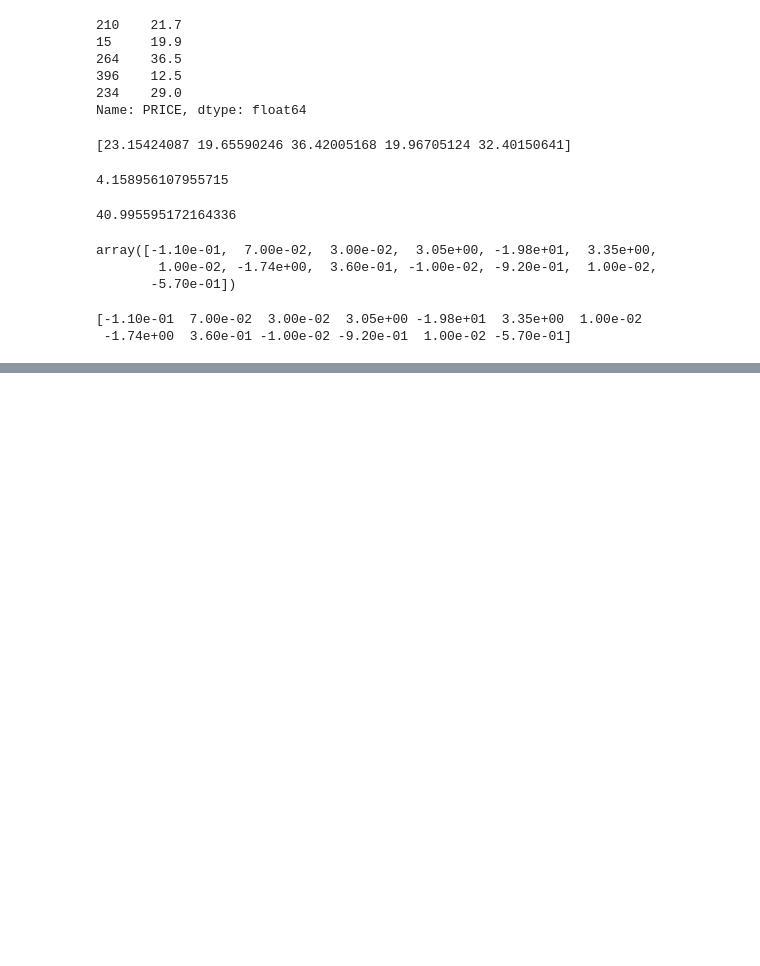
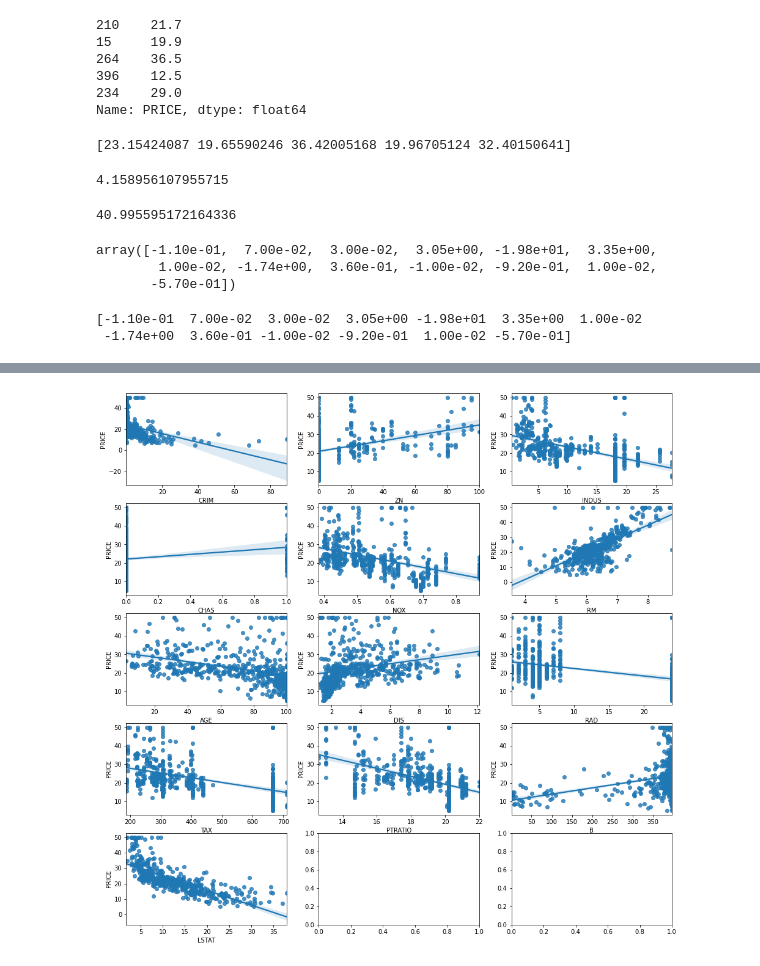
Before and after one commit to waldbear4/Python_2021, a Jupyter notebook: 20210622 Boston_Realestate_price.ipynb, the cells around one changed output, grey strips where cells are left out. Cells and saved outputs as stored; diff of their text form; code cells hidden in the pictures; blank space fills up the shorter version.

```diff
--- a/20210622 Boston_Realestate_price.ipynb
+++ b/20210622 Boston_Realestate_price.ipynb
@@ -164,0 +178,9 @@ print(np.round(lr.coef_, 2))
+# %%
+fig, axes = plt.subplots(5, 3,figsize=(16,16))
+x_features = X_train.columns
+for i, feature in enumerate(x_features):
+    row = int(i/3)
+    col = i%3
+    sns.regplot(x=feature, y='PRICE', data=df, ax=axes[row][col])
+# %% [output]
+[figure, added]
```
Also changed, not shown: parts of 3 cells of this notebook.
